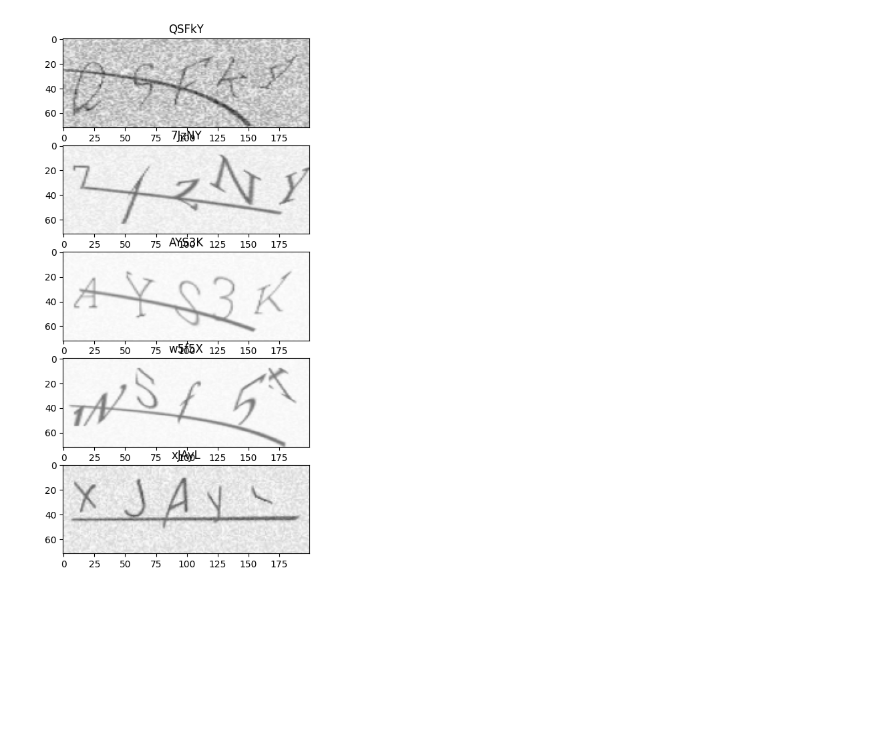
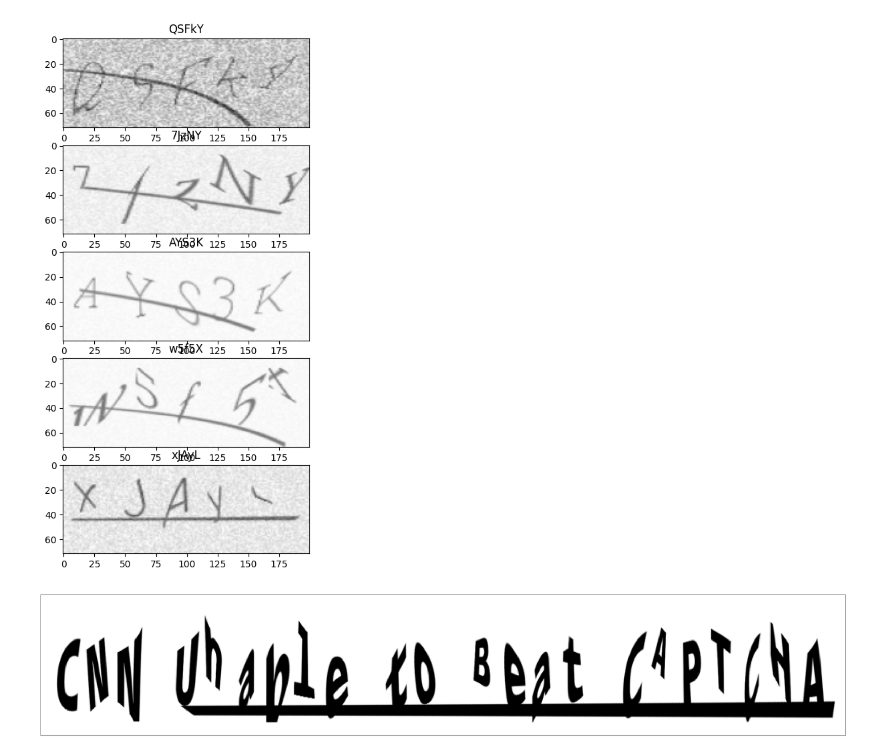
Before and after one commit to Oreo-Monster/CAPTCHA-breaker, a Jupyter notebook: DataGen.ipynb, the cells around one changed output. Drawn from its saved outputs; the diff is of its cells as text; code cells hidden in the pictures; blank space fills up the shorter version.

```diff
--- a/DataGen.ipynb
+++ b/DataGen.ipynb
@@ -232,3 +232,13 @@ for i in range(5):
 plt.show()
 # %% [output]
 [figure]
+# %%
+label, img = Claptcha("CNN Unable to Beat CAPTCHA", dev_font, size=(1000,175), margin=(20,20)).image
+fig,ax = plt.subplots()
+fig.set_size_inches(40,7)
+ax.imshow(img)
+ax.set_xticks([])
+ax.set_yticks([])
+fig.savefig("title.png", dpi='figure')
+# %% [output]
+[figure, added]
```
Also changed, not shown: parts of 4 cells of this notebook, 7 other files.
